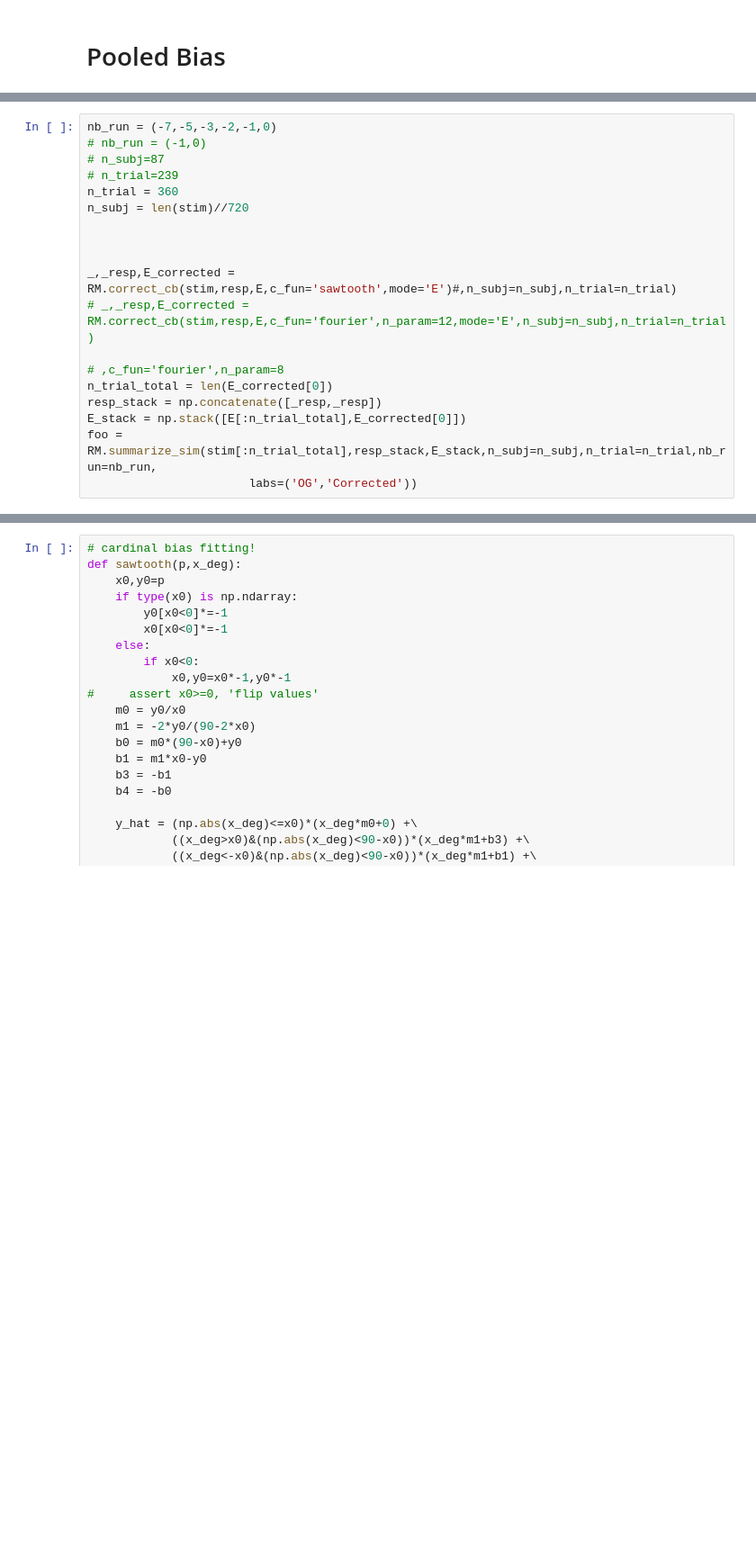
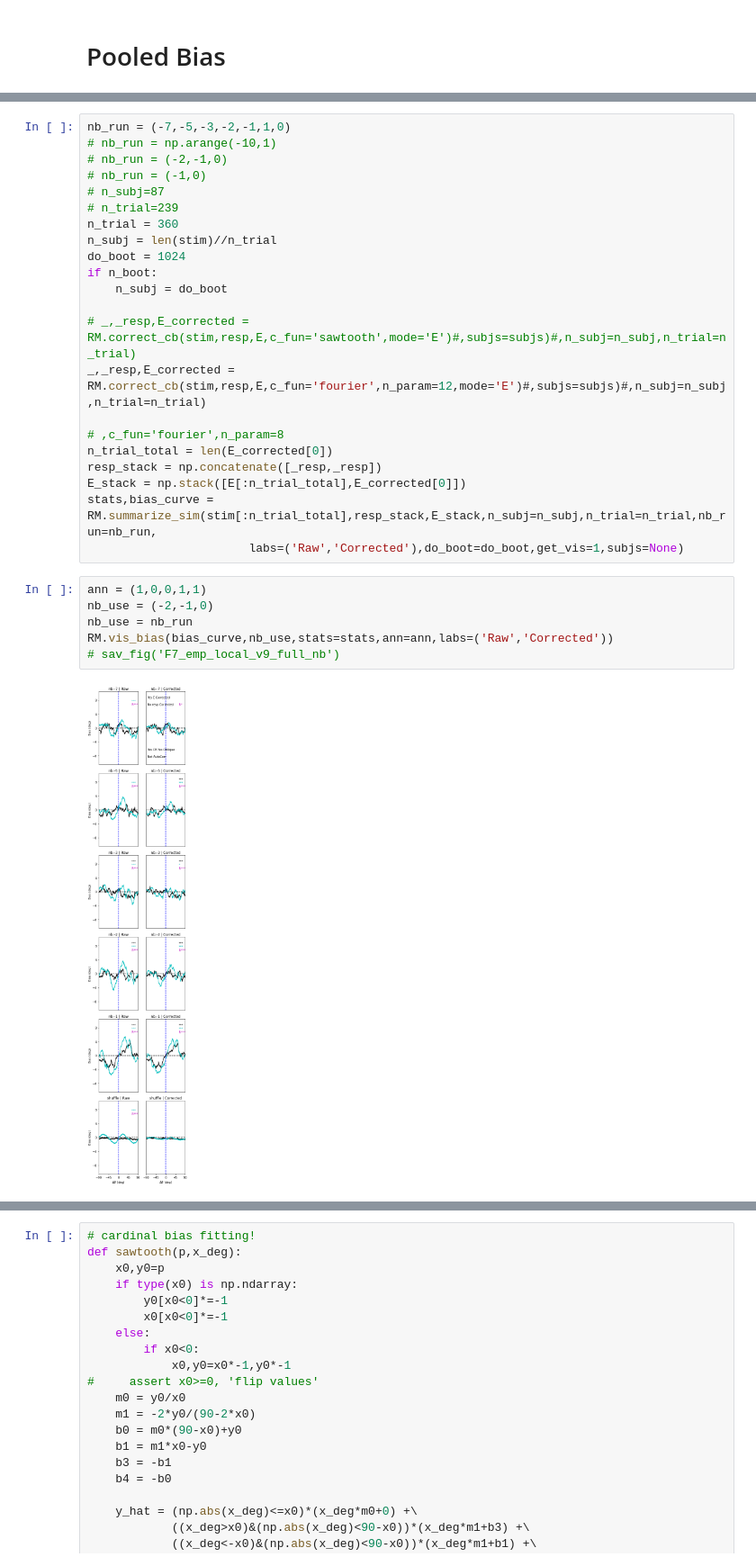
Before and after one commit to TimCSheehan/historyResponseModeling, a Jupyter notebook: UMI_BIAS_Clean.ipynb, the cells around one changed output, grey strips where cells are left out. Shown at 90% size. Cells and saved outputs as stored; diff of their text form; blank space fills up the shorter version.

```diff
--- a/UMI_BIAS_Clean.ipynb
+++ b/UMI_BIAS_Clean.ipynb
@@ -280,19 +176,30 @@ plt.show()
 # %%
-nb_run = (-7,-5,-3,-2,-1,0)
+nb_run = (-7,-5,-3,-2,-1,1,0)
+# nb_run = np.arange(-10,1)
+# nb_run = (-2,-1,0)
 # nb_run = (-1,0)
 # n_subj=87
 # n_trial=239
 n_trial = 360
-n_subj = len(stim)//720
+n_subj = len(stim)//n_trial
+do_boot = 1024
+if n_boot:
+    n_subj = do_boot
 
-
-
-_,_resp,E_corrected = RM.correct_cb(stim,resp,E,c_fun='sawtooth',mode='E')#,n_subj=n_subj,n_trial=n_trial)
-# _,_resp,E_corrected = RM.correct_cb(stim,resp,E,c_fun='fourier',n_param=12,mode='E',n_subj=n_subj,n_trial=n_trial)
+# _,_resp,E_corrected = RM.correct_cb(stim,resp,E,c_fun='sawtooth',mode='E')#,subjs=subjs)#,n_subj=n_subj,n_trial=n_trial)
+_,_resp,E_corrected = RM.correct_cb(stim,resp,E,c_fun='fourier',n_param=12,mode='E')#,subjs=subjs)#,n_subj=n_subj,n_trial=n_trial)
 
 # ,c_fun='fourier',n_param=8
 n_trial_total = len(E_corrected[0])
 resp_stack = np.concatenate([_resp,_resp])
 E_stack = np.stack([E[:n_trial_total],E_corrected[0]])
-foo = RM.summarize_sim(stim[:n_trial_total],resp_stack,E_stack,n_subj=n_subj,n_trial=n_trial,nb_run=nb_run,
-                       labs=('OG','Corrected'))
+stats,bias_curve = RM.summarize_sim(stim[:n_trial_total],resp_stack,E_stack,n_subj=n_subj,n_trial=n_trial,nb_run=nb_run,
+                       labs=('Raw','Corrected'),do_boot=do_boot,get_vis=1,subjs=None)
+# %%
+ann = (1,0,0,1,1)
+nb_use = (-2,-1,0)
+nb_use = nb_run
+RM.vis_bias(bias_curve,nb_use,stats=stats,ann=ann,labs=('Raw','Corrected'))
+# sav_fig('F7_emp_local_v9_full_nb')
+# %% [output]
+[figure, added]
```
Also changed, not shown: parts of 18 cells of this notebook, 38 other files.
